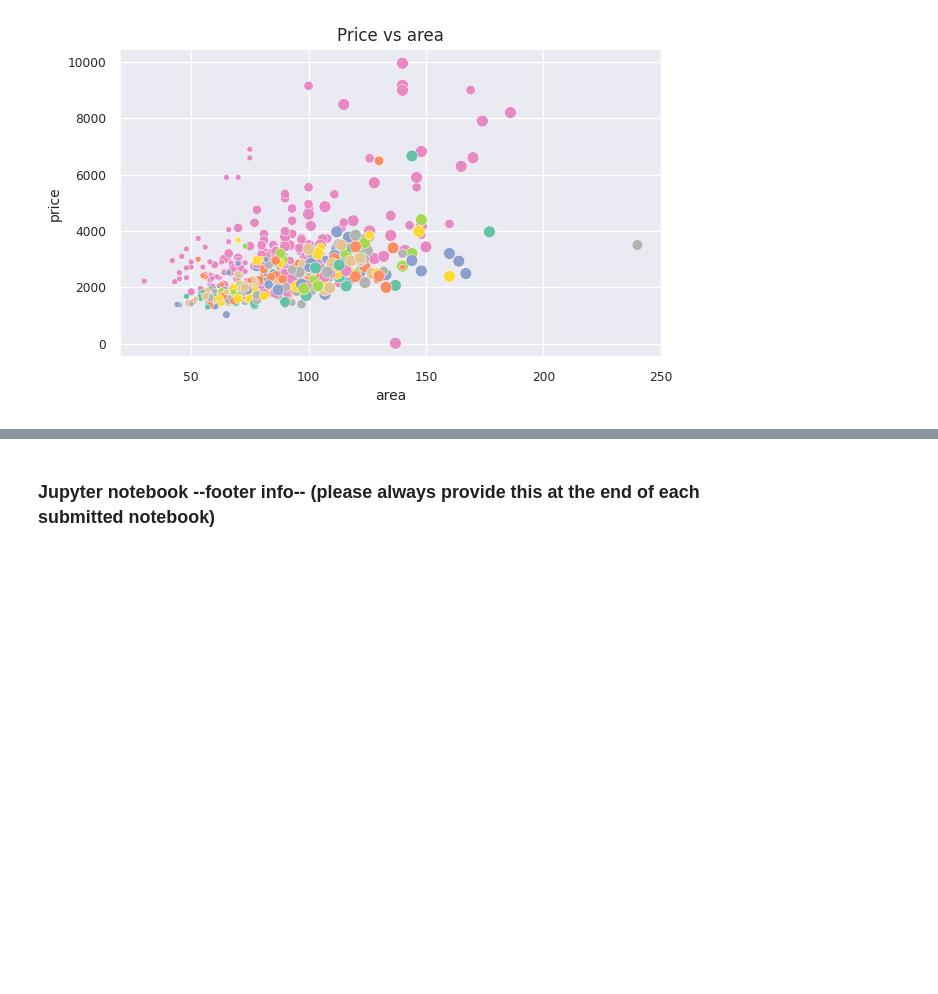
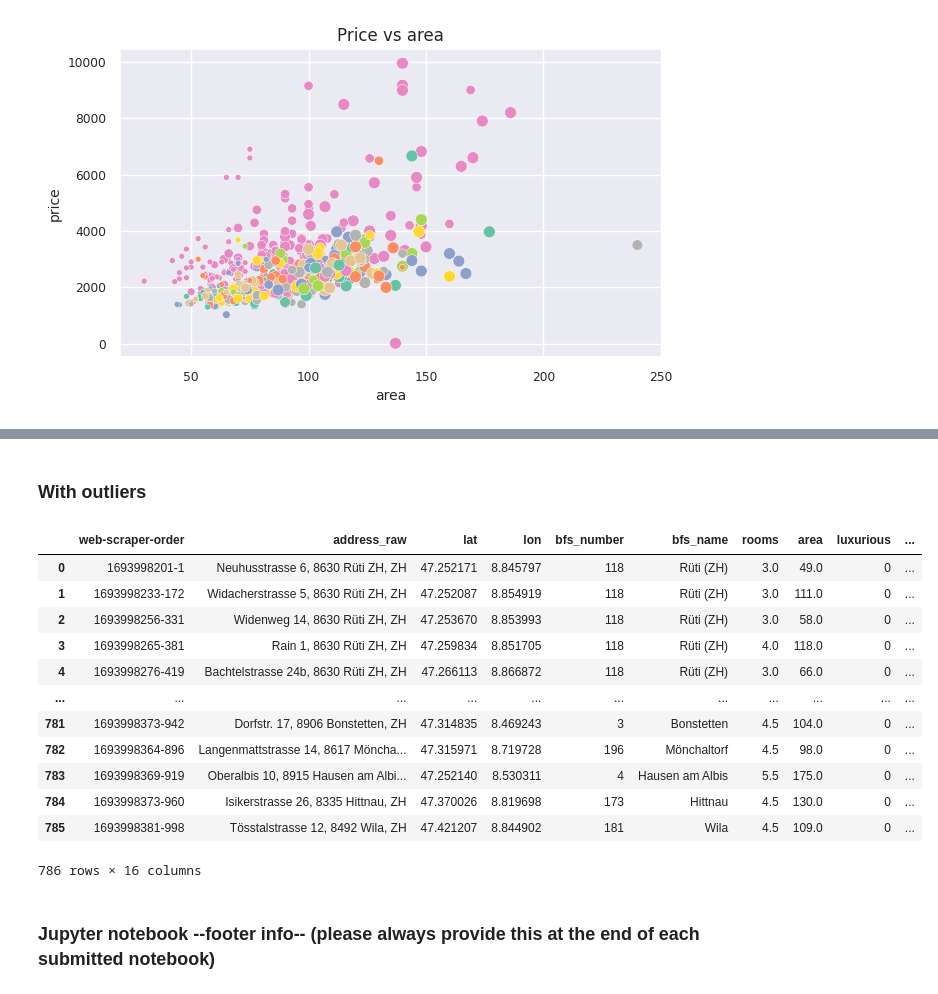
Before and after one commit to ninawueest/data_analytics, a Jupyter notebook: Week_04/exploratory_data_analysis_apartment_data.ipynb, the cells around one changed output, grey strips where cells are left out. Cells and saved outputs as stored; diff of their text form; code cells hidden in the pictures; blank space fills up the shorter version.

```diff
--- a/Week_04/exploratory_data_analysis_apartment_data.ipynb
+++ b/Week_04/exploratory_data_analysis_apartment_data.ipynb
@@ -600,3 +619,22 @@ ax.legend([],[], frameon=False) # skip legend
+# %% [markdown]
+### With outliers
+# %%
+# Print the original df
+df_orig
+# %% [output]
+|  | web-scraper-order | address_raw | lat | lon | bfs_number | bfs_name | rooms | area | luxurious | ... |
+| 0 | 1693998201-1 | Neuhusstrasse 6, 8630 Rüti ZH, ZH | 47.252171 | 8.845797 | 118 | Rüti (ZH) | 3.0 | 49.0 | 0 | ... |
+| 1 | 1693998233-172 | Widacherstrasse 5, 8630 Rüti ZH, ZH | 47.252087 | 8.854919 | 118 | Rüti (ZH) | 3.0 | 111.0 | 0 | ... |
+| 2 | 1693998256-331 | Widenweg 14, 8630 Rüti ZH, ZH | 47.253670 | 8.853993 | 118 | Rüti (ZH) | 3.0 | 58.0 | 0 | ... |
+| 3 | 1693998265-381 | Rain 1, 8630 Rüti ZH, ZH | 47.259834 | 8.851705 | 118 | Rüti (ZH) | 4.0 | 118.0 | 0 | ... |
+| 4 | 1693998276-419 | Bachtelstrasse 24b, 8630 Rüti ZH, ZH | 47.266113 | 8.866872 | 118 | Rüti (ZH) | 3.0 | 66.0 | 0 | ... |
+| ... | ... | ... | ... | ... | ... | ... | ... | ... | ... | ... |
+| 781 | 1693998373-942 | Dorfstr. 17, 8906 Bonstetten, ZH | 47.314835 | 8.469243 | 3 | Bonstetten | 4.5 | 104.0 | 0 | ... |
+| 782 | 1693998364-896 | Langenmattstrasse 14, 8617 Möncha... | 47.315971 | 8.719728 | 196 | Mönchaltorf | 4.5 | 98.0 | 0 | ... |
+| 783 | 1693998369-919 | Oberalbis 10, 8915 Hausen am Albi... | 47.252140 | 8.530311 | 4 | Hausen am Albis | 5.5 | 175.0 | 0 | ... |
+| 784 | 1693998373-960 | Isikerstrasse 26, 8335 Hittnau, ZH | 47.370026 | 8.819698 | 173 | Hittnau | 4.5 | 130.0 | 0 | ... |
+| 785 | 1693998381-998 | Tösstalstrasse 12, 8492 Wila, ZH | 47.421207 | 8.844902 | 181 | Wila | 4.5 | 109.0 | 0 | ... |
+786 rows × 16 columns
 # %% [markdown]
 ### Jupyter notebook --footer info-- (please always provide this at the end of each submitted notebook)
 # %%
```
Also changed, not shown: parts of 4 cells of this notebook, 2 other files.
